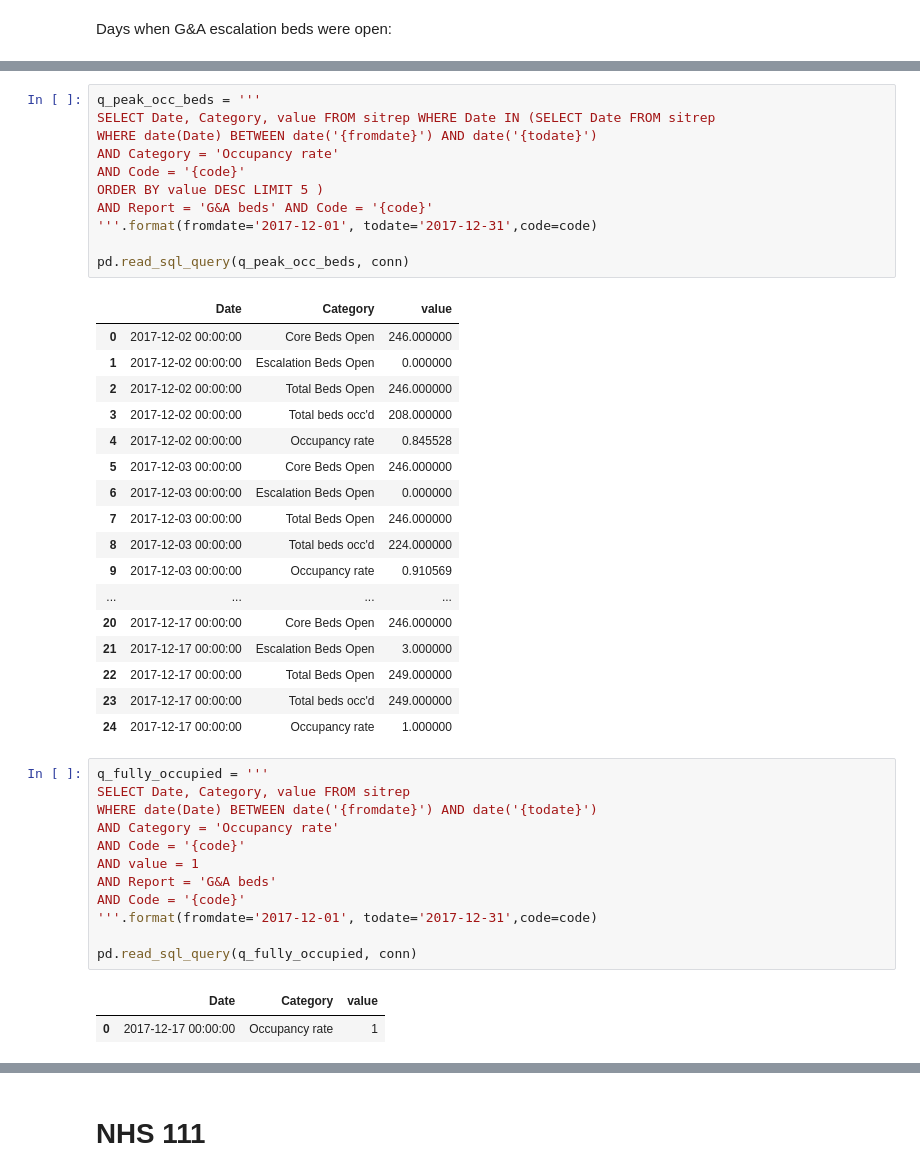
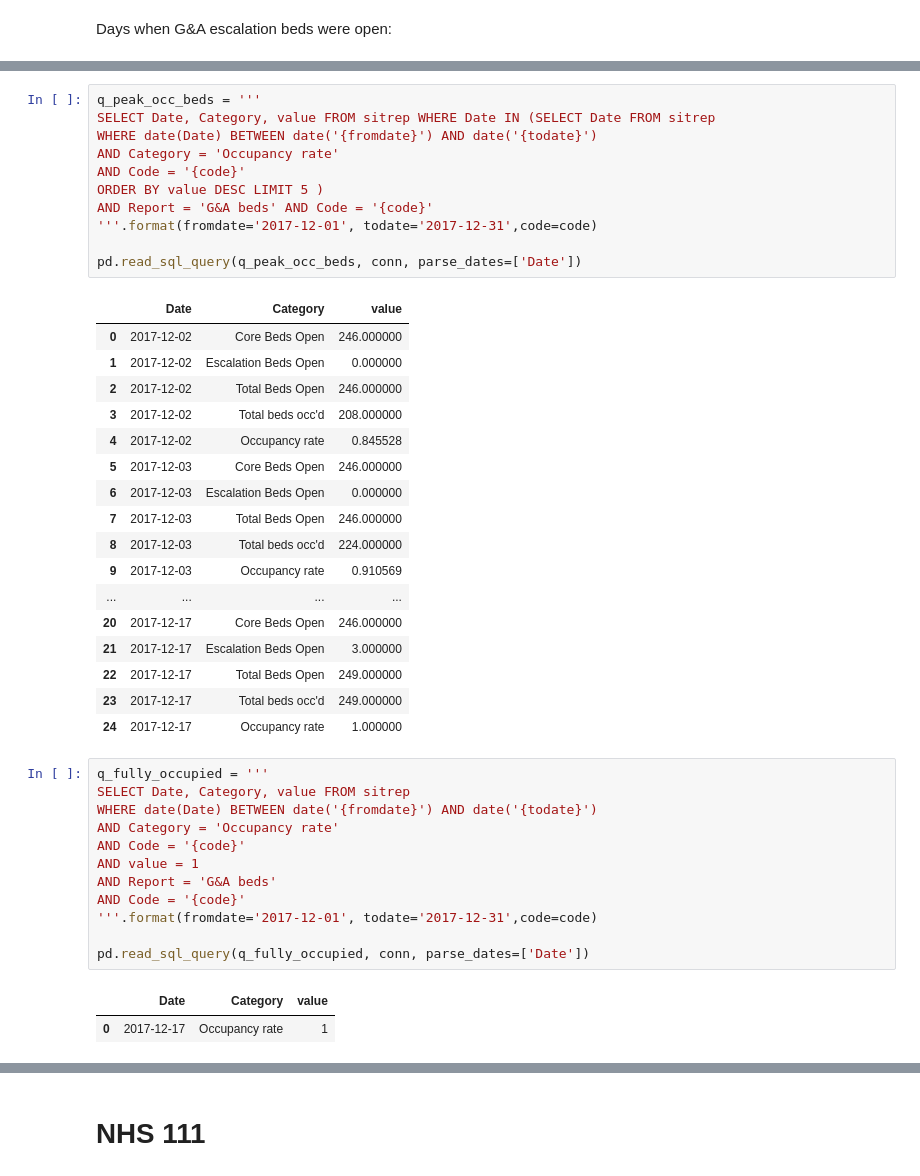
Before and after one commit to psychemedia/openHealthDataDoodles, a Jupyter notebook: notebooks/Winter_SitRep.ipynb, the cells around one changed output, grey strips where cells are left out. Cells and saved outputs as stored; diff of their text form.

```diff
--- a/notebooks/Winter_SitRep.ipynb
+++ b/notebooks/Winter_SitRep.ipynb
@@ -702,32 +705,32 @@ pd.read_sql_query(q_esc_beds_open_on, conn)
 # %%
 q_peak_occ_beds = '''
 SELECT Date, Category, value FROM sitrep WHERE Date IN (SELECT Date FROM sitrep
 WHERE date(Date) BETWEEN date('{fromdate}') AND date('{todate}')
 AND Category = 'Occupancy rate'
 AND Code = '{code}'
 ORDER BY value DESC LIMIT 5 )
 AND Report = 'G&A beds' AND Code = '{code}'
 '''.format(fromdate='2017-12-01', todate='2017-12-31',code=code)
 
-pd.read_sql_query(q_peak_occ_beds, conn)
+pd.read_sql_query(q_peak_occ_beds, conn, parse_dates=['Date'])
 # %% [output]
 |  | Date | Category | value |
-| 0 | 2017-12-02 00:00:00 | Core Beds Open | 246.000000 |
-| 1 | 2017-12-02 00:00:00 | Escalation Beds Open | 0.000000 |
-| 2 | 2017-12-02 00:00:00 | Total Beds Open | 246.000000 |
-| 3 | 2017-12-02 00:00:00 | Total beds occ'd | 208.000000 |
-| 4 | 2017-12-02 00:00:00 | Occupancy rate | 0.845528 |
-| 5 | 2017-12-03 00:00:00 | Core Beds Open | 246.000000 |
-| 6 | 2017-12-03 00:00:00 | Escalation Beds Open | 0.000000 |
-| 7 | 2017-12-03 00:00:00 | Total Beds Open | 246.000000 |
-| 8 | 2017-12-03 00:00:00 | Total beds occ'd | 224.000000 |
-| 9 | 2017-12-03 00:00:00 | Occupancy rate | 0.910569 |
+| 0 | 2017-12-02 | Core Beds Open | 246.000000 |
+| 1 | 2017-12-02 | Escalation Beds Open | 0.000000 |
+| 2 | 2017-12-02 | Total Beds Open | 246.000000 |
+| 3 | 2017-12-02 | Total beds occ'd | 208.000000 |
+| 4 | 2017-12-02 | Occupancy rate | 0.845528 |
+| 5 | 2017-12-03 | Core Beds Open | 246.000000 |
+| 6 | 2017-12-03 | Escalation Beds Open | 0.000000 |
+| 7 | 2017-12-03 | Total Beds Open | 246.000000 |
+| 8 | 2017-12-03 | Total beds occ'd | 224.000000 |
+| 9 | 2017-12-03 | Occupancy rate | 0.910569 |
 | ... | ... | ... | ... |
-| 20 | 2017-12-17 00:00:00 | Core Beds Open | 246.000000 |
-| 21 | 2017-12-17 00:00:00 | Escalation Beds Open | 3.000000 |
-| 22 | 2017-12-17 00:00:00 | Total Beds Open | 249.000000 |
-| 23 | 2017-12-17 00:00:00 | Total beds occ'd | 249.000000 |
-| 24 | 2017-12-17 00:00:00 | Occupancy rate | 1.000000 |
+| 20 | 2017-12-17 | Core Beds Open | 246.000000 |
+| 21 | 2017-12-17 | Escalation Beds Open | 3.000000 |
+| 22 | 2017-12-17 | Total Beds Open | 249.000000 |
+| 23 | 2017-12-17 | Total beds occ'd | 249.000000 |
+| 24 | 2017-12-17 | Occupancy rate | 1.000000 |
 # %%
 q_fully_occupied = '''
 SELECT Date, Category, value FROM sitrep
@@ -739,10 +742,10 @@ AND Report = 'G&A beds'
 AND Code = '{code}'
 '''.format(fromdate='2017-12-01', todate='2017-12-31',code=code)
 
-pd.read_sql_query(q_fully_occupied, conn)
+pd.read_sql_query(q_fully_occupied, conn, parse_dates=['Date'])
 # %% [output]
 |  | Date | Category | value |
-| 0 | 2017-12-17 00:00:00 | Occupancy rate | 1 |
+| 0 | 2017-12-17 | Occupancy rate | 1 |
 # %%
 q_month_esc_beds='''
 SELECT Date, Name, Category, value FROM sitrep
```
Also changed, not shown: parts of 10 cells of this notebook.
